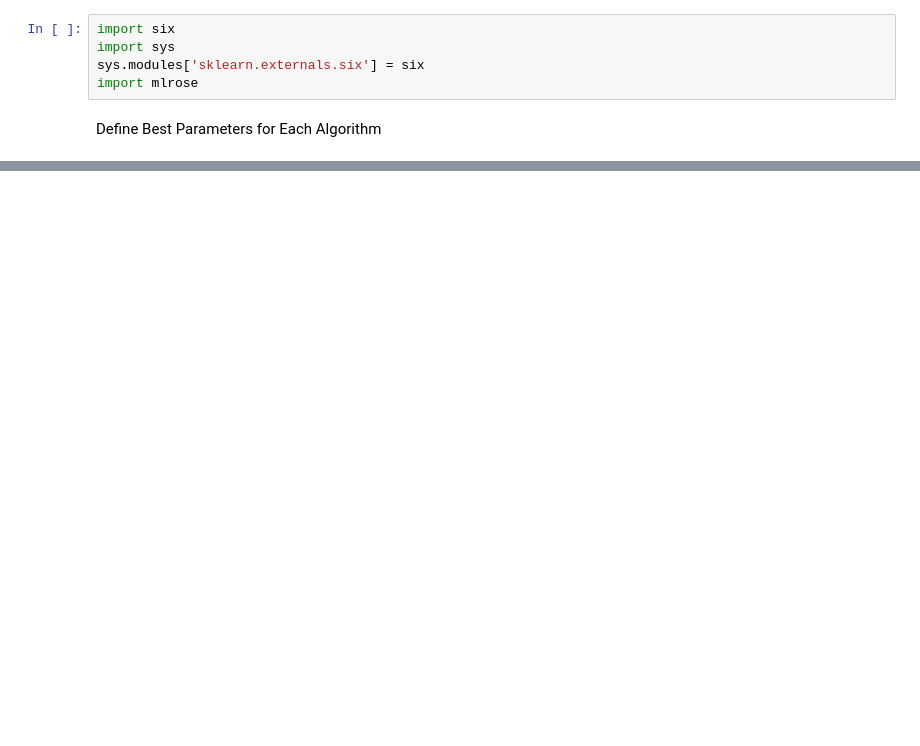
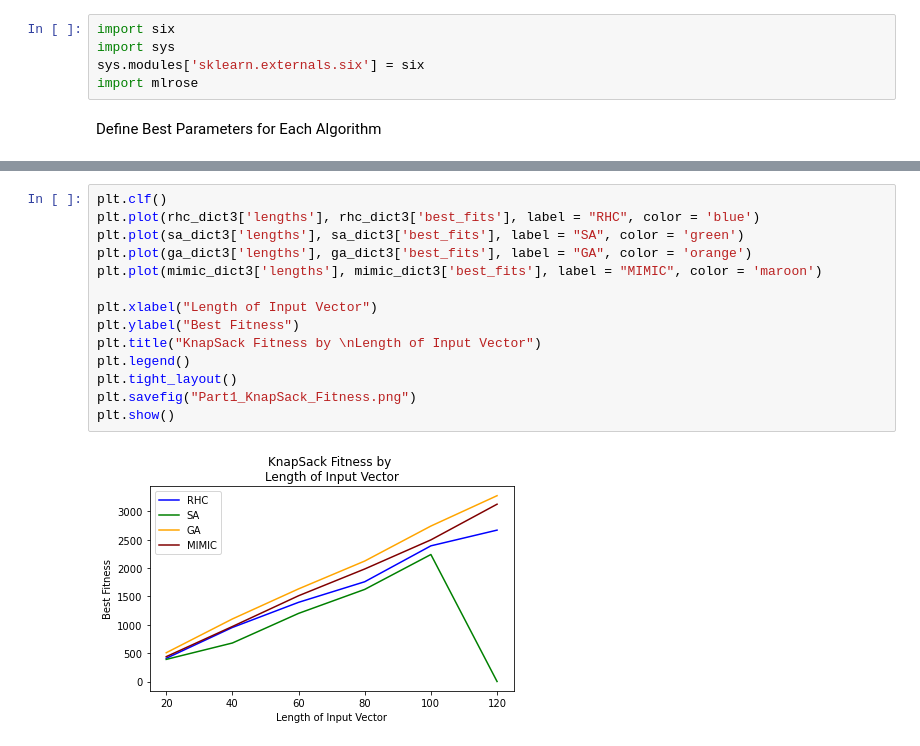
Before and after one commit to amandahutter/CS_7641, a Jupyter notebook: HW2/GT 7641 Part I Comparisons.ipynb, the cells around one changed output, grey strips where cells are left out. Drawn from its saved outputs; the diff is of its cells as text; blank space fills up the shorter version.

```diff
--- a/HW2/GT 7641 Part I Comparisons.ipynb
+++ b/HW2/GT 7641 Part I Comparisons.ipynb
@@ -348,0 +555,16 @@ plt.show()
+# %%
+plt.clf()
+plt.plot(rhc_dict3['lengths'], rhc_dict3['best_fits'], label = "RHC", color = 'blue')
+plt.plot(sa_dict3['lengths'], sa_dict3['best_fits'], label = "SA", color = 'green')
+plt.plot(ga_dict3['lengths'], ga_dict3['best_fits'], label = "GA", color = 'orange')
+plt.plot(mimic_dict3['lengths'], mimic_dict3['best_fits'], label = "MIMIC", color = 'maroon')
+
+plt.xlabel("Length of Input Vector")
+plt.ylabel("Best Fitness")
+plt.title("KnapSack Fitness by \nLength of Input Vector")
+plt.legend()
+plt.tight_layout()
+plt.savefig("Part1_KnapSack_Fitness.png")
+plt.show()
+# %% [output]
+[figure, added]
```
Also changed, not shown: parts of 14 cells of this notebook.
